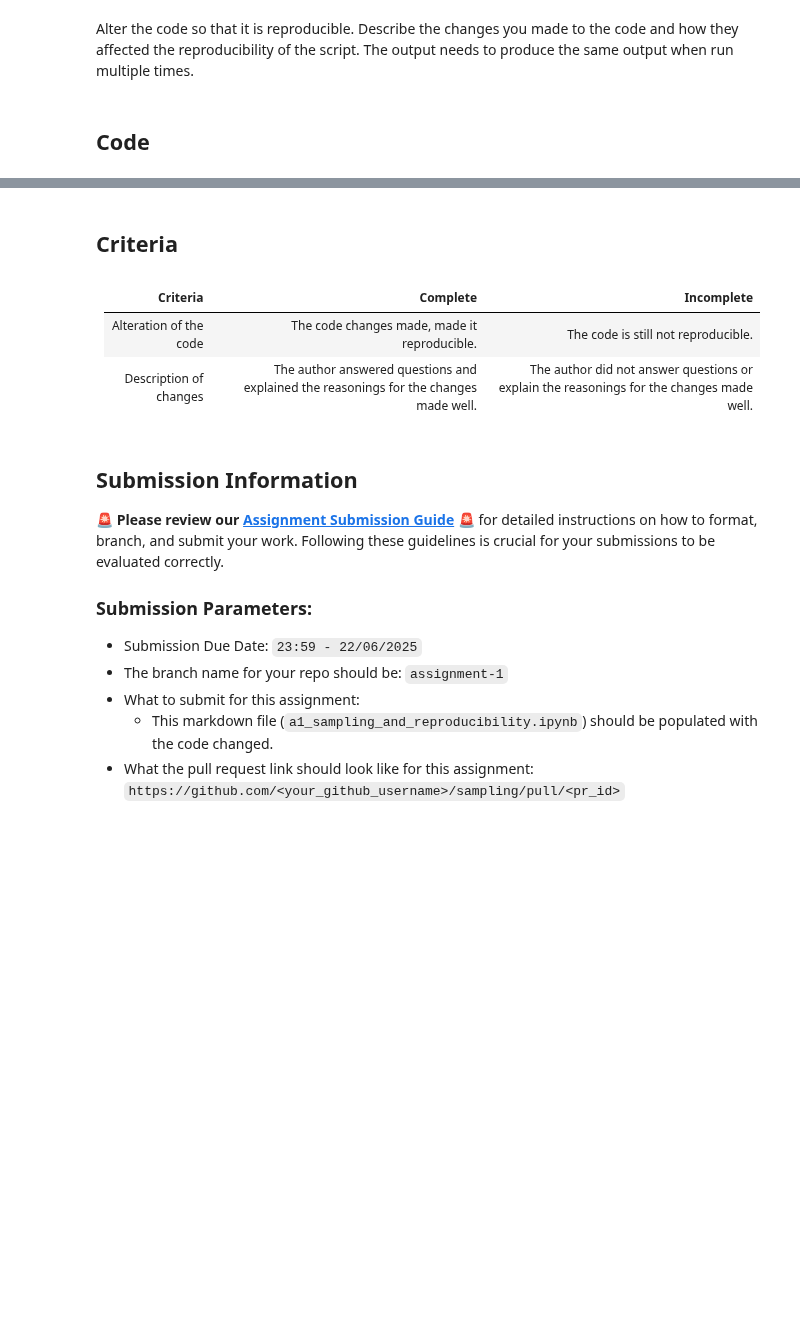
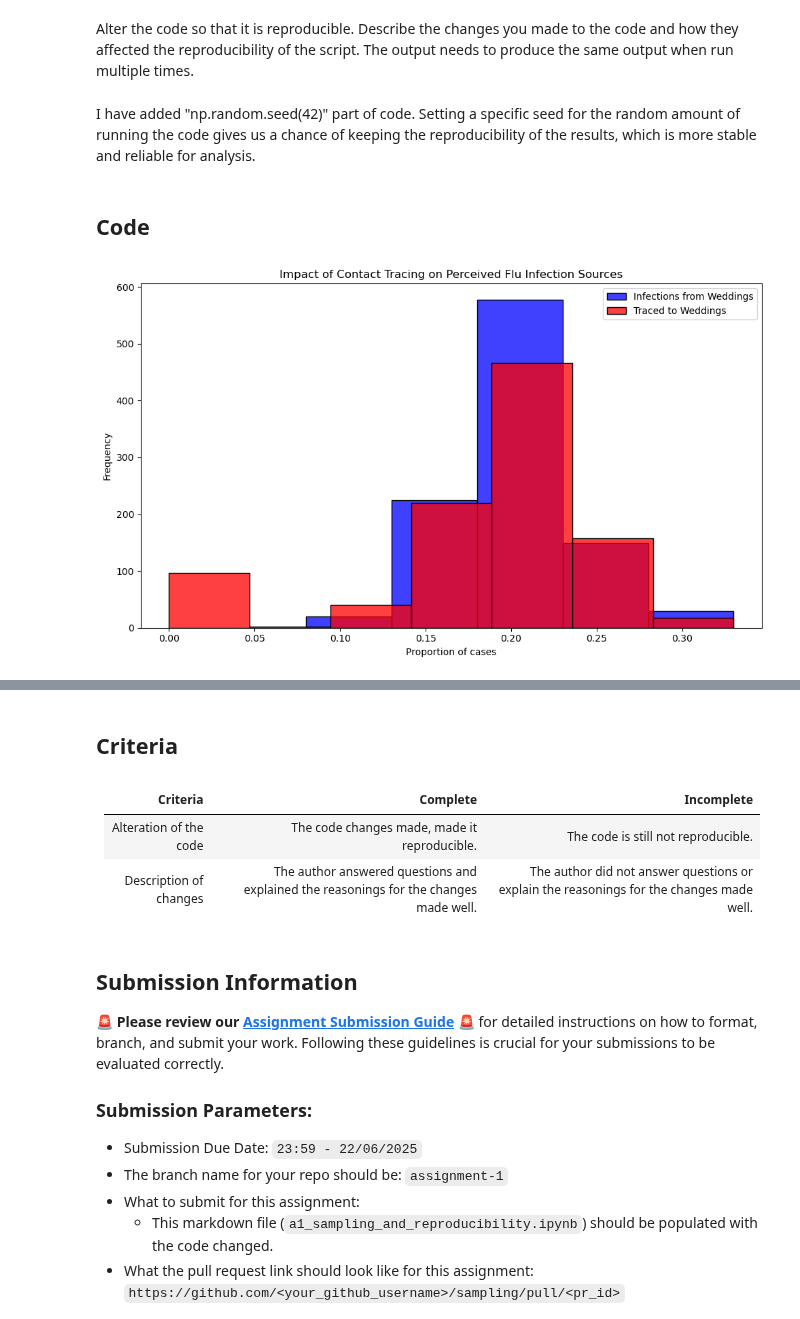
Before and after one commit to UofT-DSI/sampling, a Jupyter notebook: 02_activities/assignments/a1_sampling_and_reproducibility.ipynb, the cells around one changed output, grey strips where cells are left out. Saved outputs shown, nothing was run; the diff lists cells and outputs as text; code cells hidden in the pictures; blank space fills up the shorter version.

Commit message:
I have added answers for the assignment 1

```diff
--- a/02_activities/assignments/a1_sampling_and_reproducibility.ipynb
+++ b/02_activities/assignments/a1_sampling_and_reproducibility.ipynb
@@ -9,5 +37,7 @@ Modify the number of repetitions in the simulation to 10 and 100 (from the origi
 # %% [markdown]
 Alter the code so that it is reproducible. Describe the changes you made to the code and how they affected the reproducibility of the script. The output needs to produce the same output when run multiple times.
+# %% [markdown]
+I have added "np.random.seed(42)" part of code. Setting a specific seed for the random amount of running the code gives us a chance of keeping the reproducibility of the results, which is more stable and reliable for analysis.
 # %% [markdown]
 ## Code
 # %%
@@ -24,6 +54,8 @@ import seaborn as sns
 # these deprecations. Always consider reviewing and removing this suppression after significant library updates.
 import warnings
 warnings.simplefilter(action='ignore', category=FutureWarning)
+
+np.random.seed(42)
 
 # Constants representing the parameters of the model
 ATTACK_RATE = 0.10
@@ -66,31 +98,33 @@ def simulate_event(m):
   # Secondary contact tracing based on event attendance
   event_trace_counts = ppl[ppl['traced'] == True]['event'].value_counts()
   events_traced = event_trace_counts[event_trace_counts >= SECONDARY_TRACE_THRESHOLD].index
   ppl.loc[ppl['event'].isin(events_traced) & ppl['infected'], 'traced'] = True
 
   # Calculate proportions of infections and traces attributed to each event type
   ppl['event_type'] = ppl['event'].str[0]  # 'w' for wedding, 'b' for brunch
   wedding_infections = sum(ppl['infected'] & (ppl['event_type'] == 'w'))
   brunch_infections = sum(ppl['infected'] & (ppl['event_type'] == 'b'))
   p_wedding_infections = wedding_infections / (wedding_infections + brunch_infections)
 
   wedding_traces = sum(ppl['infected'] & ppl['traced'] & (ppl['event_type'] == 'w'))
   brunch_traces = sum(ppl['infected'] & ppl['traced'] & (ppl['event_type'] == 'b'))
   p_wedding_traces = wedding_traces / (wedding_traces + brunch_traces)
 
   return p_wedding_infections, p_wedding_traces
 
 # Run the simulation 1000 times
-results = 1[simulate_event(m) for m in range(1000)]
+results = [simulate_event(m) for m in range(1000)]
 props_df = pd.DataFrame(results, columns=["Infections", "Traces"])
 
 # Plotting the results
 plt.figure(figsize=(10, 6))
 sns.histplot(props_df['Infections'], color="blue", alpha=0.75, binwidth=0.05, kde=False, label='Infections from Weddings')
 sns.histplot(props_df['Traces'], color="red", alpha=0.75, binwidth=0.05, kde=False, label='Traced to Weddings')
 plt.xlabel("Proportion of cases")
 plt.ylabel("Frequency")
 plt.title("Impact of Contact Tracing on Perceived Flu Infection Sources")
 plt.legend()
 plt.tight_layout()
 plt.show()
+# %% [output]
+[figure, added]
```
Also changed, not shown: parts of 4 cells of this notebook.
